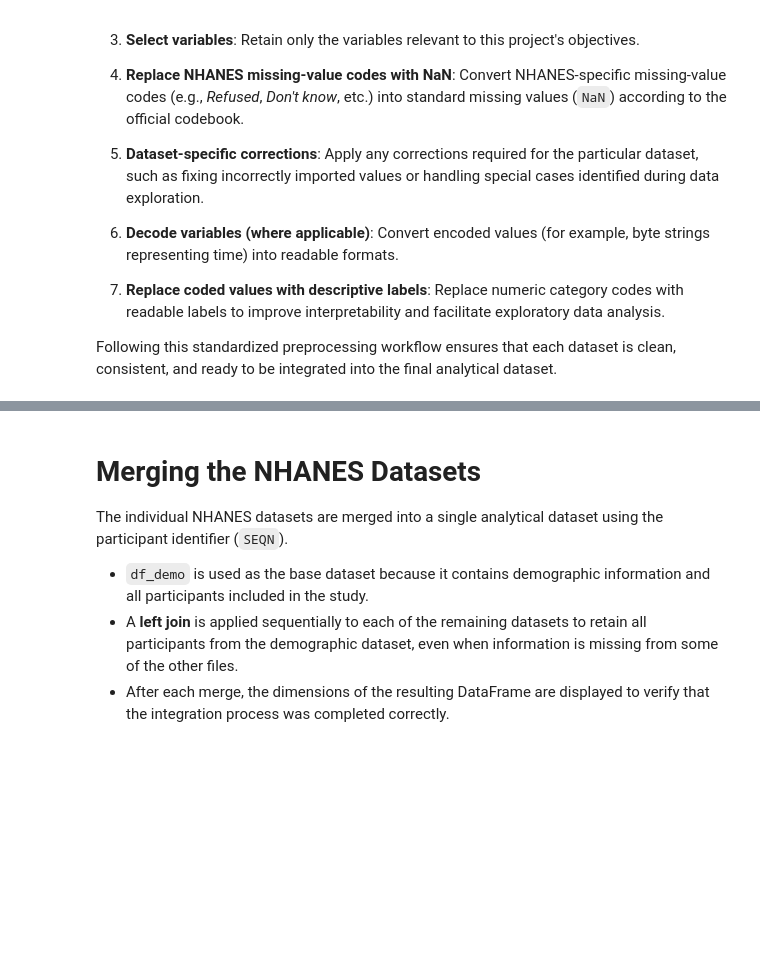
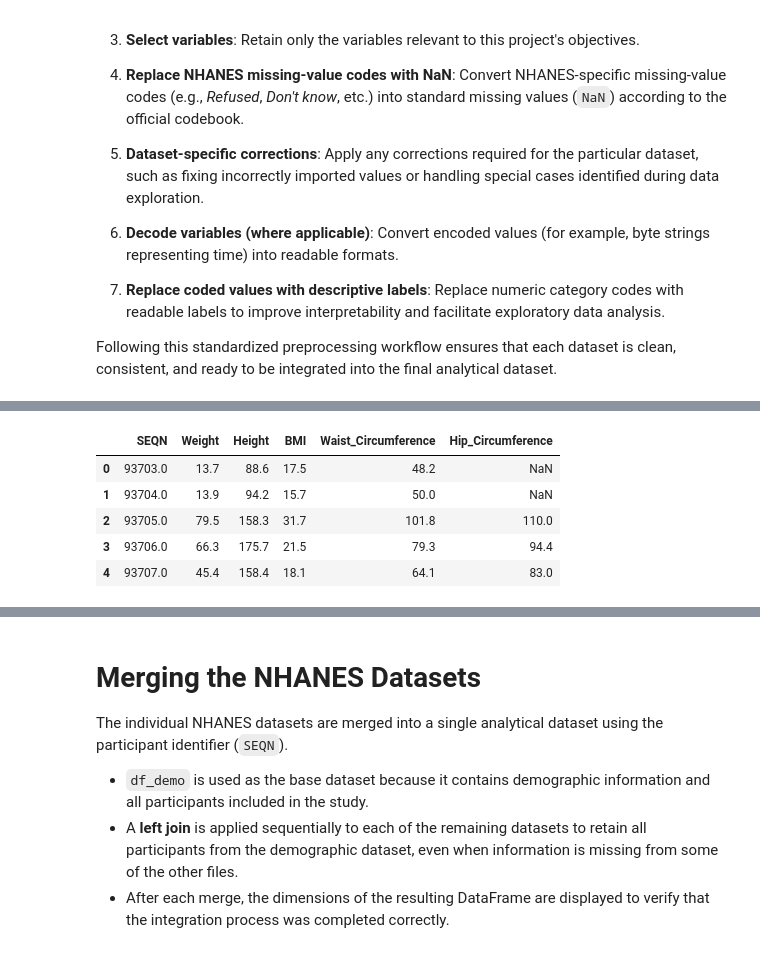
Before and after one commit to Ajrema/sleep-health-analysis-nhanes, a Jupyter notebook: notebooks/sleep_health_analysis_en.ipynb, the cells around one changed output, grey strips where cells are left out. Saved outputs shown, nothing was run; the diff lists cells and outputs as text; code cells hidden in the pictures; blank space fills up the shorter version.

```diff
--- a/notebooks/sleep_health_analysis_en.ipynb
+++ b/notebooks/sleep_health_analysis_en.ipynb
@@ -244,7 +281,7 @@ df_sleep.head()
 # Load dataset
 # ===========================
 
-body=pd.read_sas('https://wwwn.cdc.gov/Nchs/Nhanes/2017-2018/BMX_J.XPT')
+body=pd.read_sas(DATA_DIR / 'BMX_J.XPT')
 
 # ===========================
 # Rename variables
@@ -253,33 +290,40 @@ body=pd.read_sas('https://wwwn.cdc.gov/Nchs/Nhanes/2017-2018/BMX_J.XPT')
 body = body.rename(columns={
     "BMXWT": "Weight",
     "BMXHT": "Height",
     "BMXBMI": "BMI",
     "BMXWAIST": "Waist_Circumference",
     "BMXHIP": "Hip_Circumference"
 })
 
 # ===========================
 # Select variables
 # ===========================
 
 df_body = body[[
     'SEQN',
     "Weight",
     "Height",
     "BMI",
     "Waist_Circumference",
     "Hip_Circumference"
 ]].copy()
 
 # ===========================
 # Replace NHANES missing value codes with NaN
 # ===========================
 
 # No replacement needed.
 # Missing values are already imported as NaN.
 
 
 df_body.head()
+# %% [output]
+|  | SEQN | Weight | Height | BMI | Waist_Circumference | Hip_Circumference |
+| 0 | 93703.0 | 13.7 | 88.6 | 17.5 | 48.2 | NaN |
+| 1 | 93704.0 | 13.9 | 94.2 | 15.7 | 50.0 | NaN |
+| 2 | 93705.0 | 79.5 | 158.3 | 31.7 | 101.8 | 110.0 |
+| 3 | 93706.0 | 66.3 | 175.7 | 21.5 | 79.3 | 94.4 |
+| 4 | 93707.0 | 45.4 | 158.4 | 18.1 | 64.1 | 83.0 |
 # %%
 # 5 CLEAN Glycohemoglobin (GHB_J)
 
```
Also changed, not shown: parts of 80 cells of this notebook.
